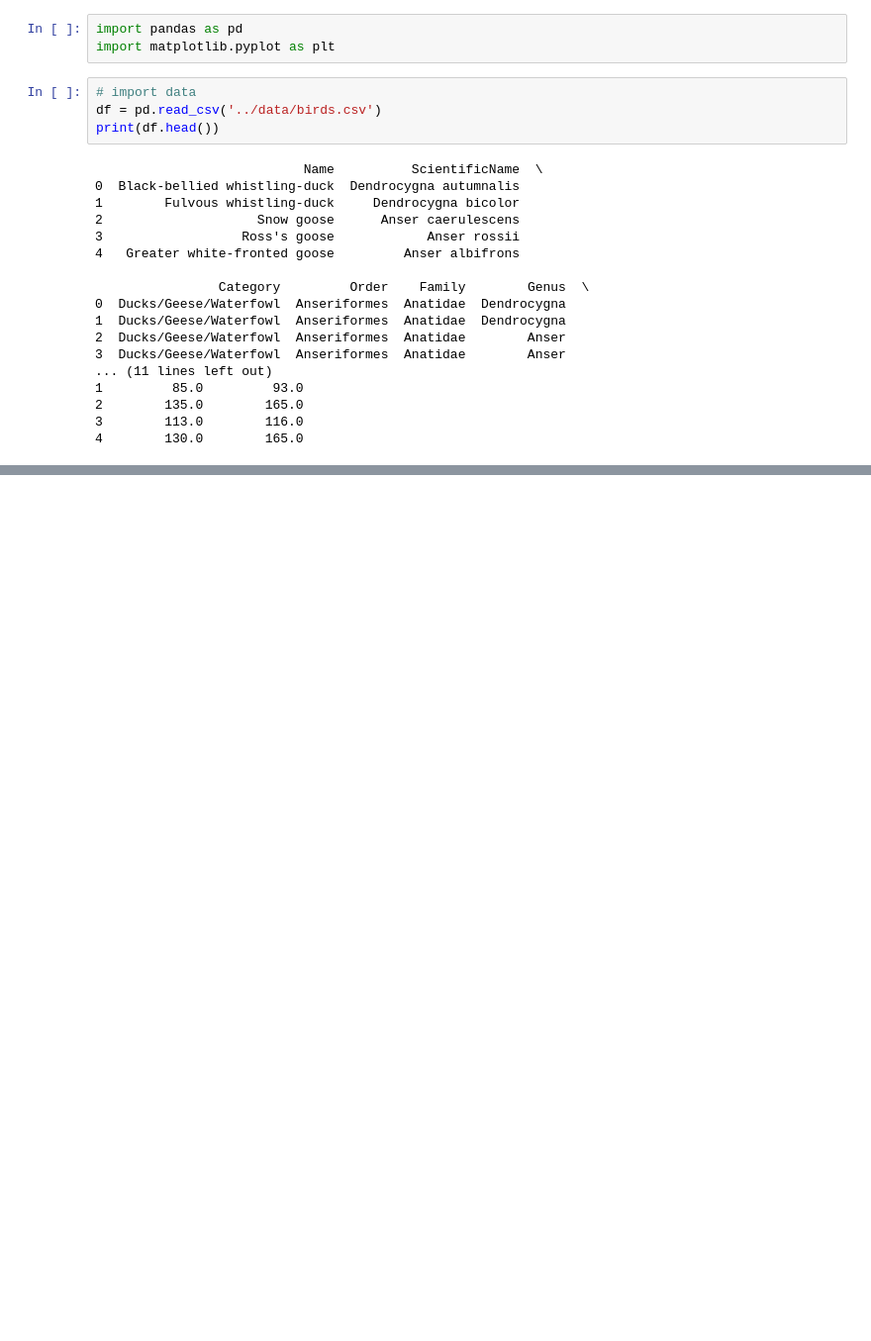
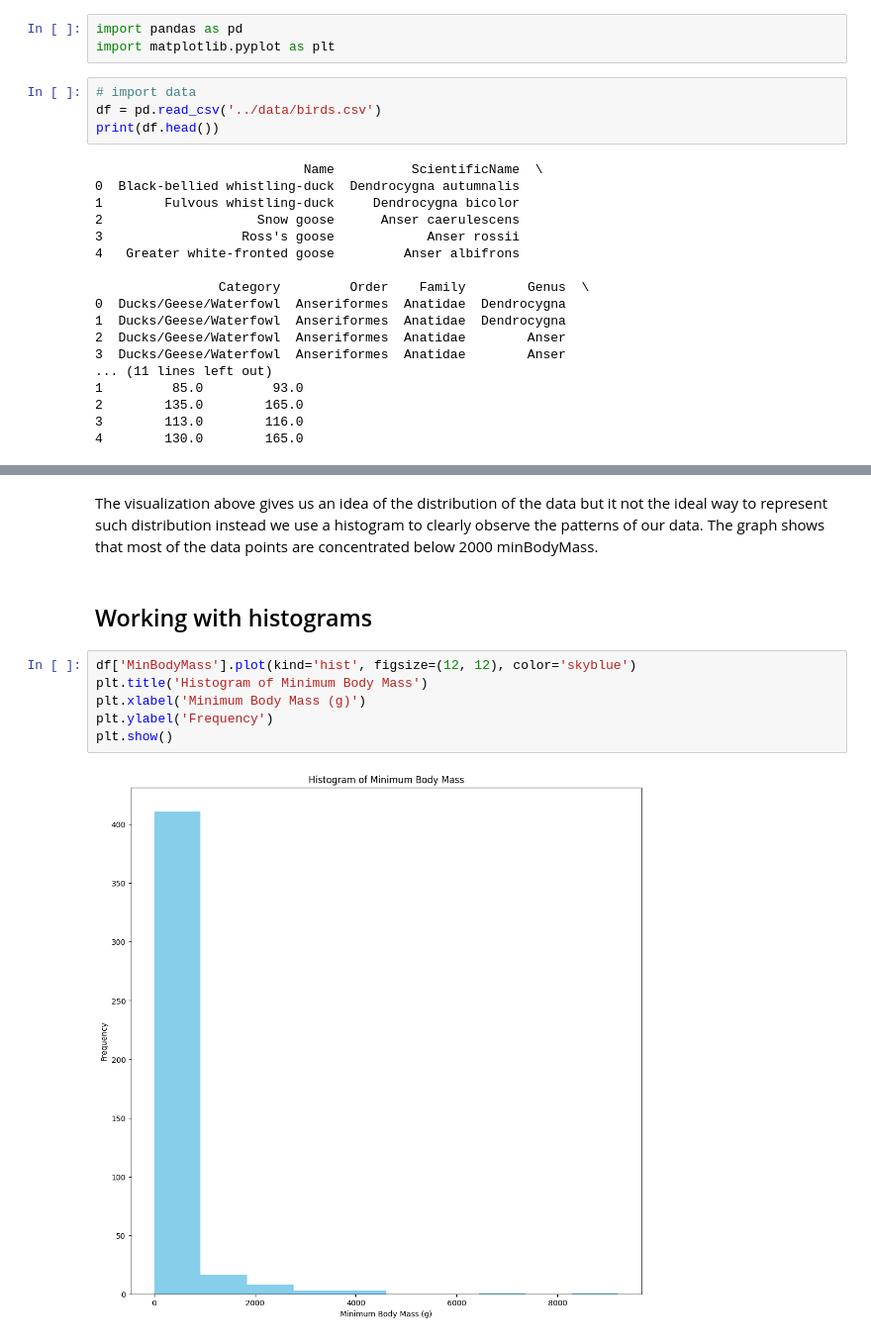
Before and after one commit to alhajisesay-a/ArewaDS_Machine_Learning_Assignment, a Jupyter notebook: WEEK2 Visualizing_data/02 Visualizing distrubition/Solution.ipynb, the cells around one changed output, grey strips where cells are left out. Shown at 99% size. Drawn from its saved outputs; the diff is of its cells as text; blank space fills up the shorter version.

Commit message:
distribution

```diff
--- a/WEEK2 Visualizing_data/02 Visualizing distrubition/Solution.ipynb
+++ b/WEEK2 Visualizing_data/02 Visualizing distrubition/Solution.ipynb
@@ -39,0 +36,12 @@ plt.show()
+# %% [markdown]
+The visualization above gives us an idea of the distribution of the data but it not the ideal way to represent such distribution instead we use a histogram to clearly observe the patterns of our data. The graph shows that most of the data points are concentrated below 2000 minBodyMass.
+# %% [markdown]
+## Working with histograms
+# %%
+df['MinBodyMass'].plot(kind='hist', figsize=(12, 12), color='skyblue')
+plt.title('Histogram of Minimum Body Mass')
+plt.xlabel('Minimum Body Mass (g)')
+plt.ylabel('Frequency')
+plt.show()
+# %% [output]
+[figure, added]
```
Also changed, not shown: parts of 27 cells of this notebook.
